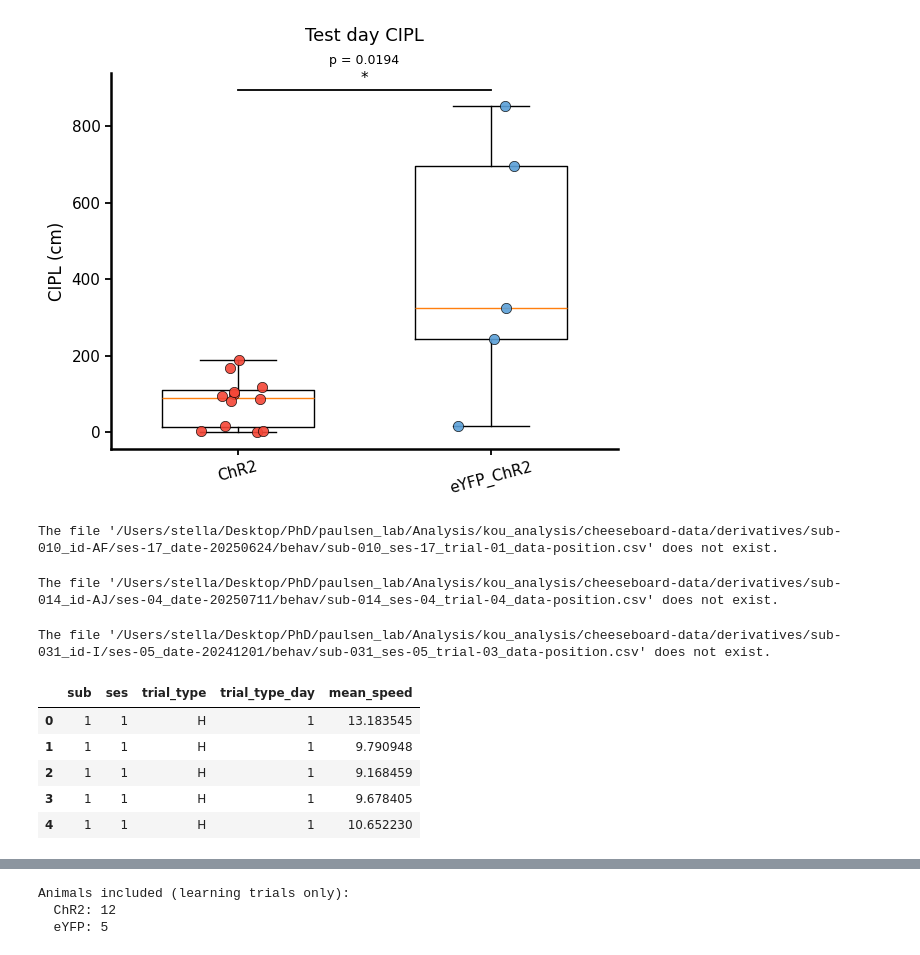
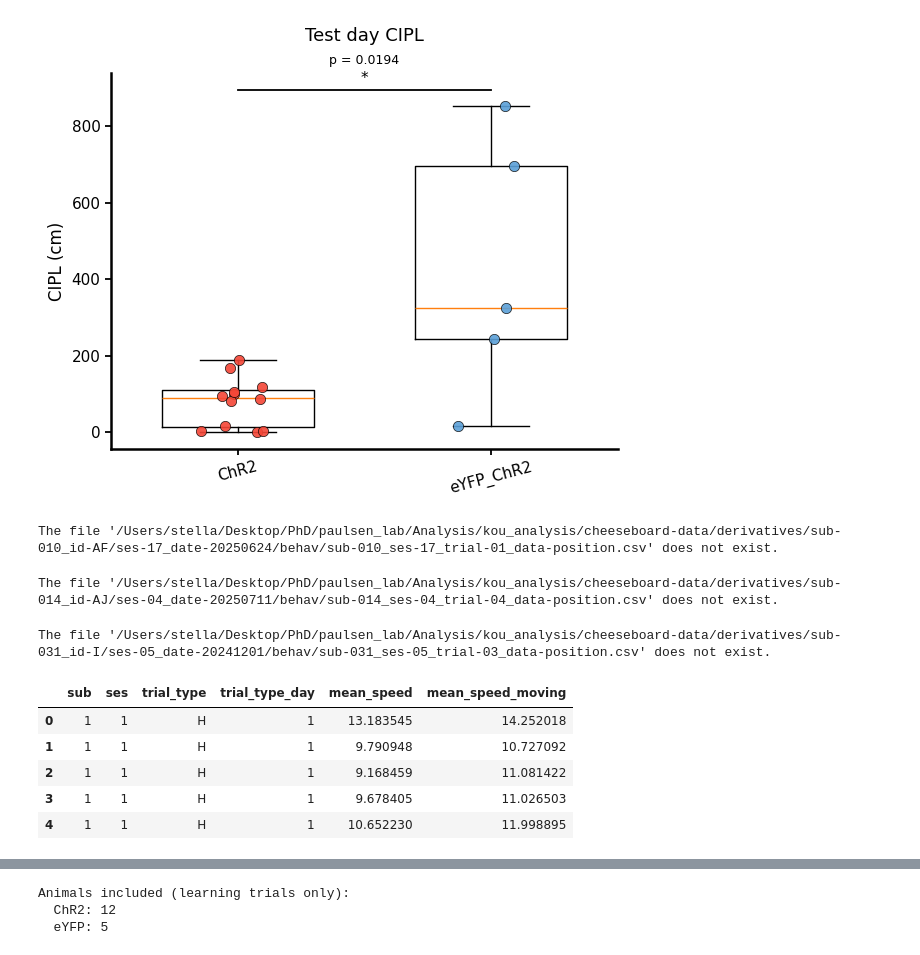
Before and after one commit to Koushouu/Cheeseboard, a Jupyter notebook: exploratory/distance_and_speed.ipynb, the cells around one changed output, grey strips where cells are left out. Saved outputs shown, nothing was run; the diff lists cells and outputs as text; code cells hidden in the pictures.

```diff
--- a/exploratory/distance_and_speed.ipynb
+++ b/exploratory/distance_and_speed.ipynb
@@ -1100,40 +1561,63 @@ FDR-corrected p-values (BH):
   ChR2 vs eYFP: p_FDR = 0.0194
 [figure]
 # %%
-# Compute mean speed per trial
+
+# ============================================================
+# Compute mean speed per trial:
+#   1) mean_speed          = mean over all timepoints
+#   2) mean_speed_moving   = mean after removing "still" samples
+# Store both into metadata.
+# ============================================================
 
 metadata = util.load_metadata()
 metadata = metadata[metadata['usable'] == 1].reset_index(drop=True)
 
-metadata['mean_speed'] = np.nan  # cm/s
+metadata['mean_speed'] = np.nan          # cm/s, includes still time
+metadata['mean_speed_moving'] = np.nan   # cm/s, excludes still time
+
+# --- SETTINGS ---
+# Define "still" as speed <= STILL_THRESH (cm/s)
+STILL_THRESH = 0.0   # keep 0.0 if still samples are exactly 0; set e.g. 0.5 if you want a small threshold
+# ----------------
 
 for trial_id in tqdm(range(len(metadata))):
     dl = DataLoader(metadata.iloc[trial_id])
 
     position = dl.get_data('position')
     if position is None or len(position) < 2:
         continue
 
     pos = add_speed(position)
 
-    # remove zeros / NaNs if needed
-    speeds = pos['speed'].values
+    if 'speed' not in pos.columns:
+        continue
+
+    speeds = pos['speed'].values.astype(float)
+
+    # finite only
     speeds = speeds[np.isfinite(speeds)]
-
     if len(speeds) == 0:
         continue
 
-    metadata.at[trial_id, 'mean_speed'] = np.nanmean(speeds)
+    # 1) mean speed including still time
+    metadata.at[trial_id, 'mean_speed'] = float(np.nanmean(speeds))
 
-metadata[['sub','ses','trial_type','trial_type_day','mean_speed']].head()
+    # 2) mean speed excluding still time (moving only)
+    moving = speeds[speeds > STILL_THRESH]
+    if len(moving) > 0:
+        metadata.at[trial_id, 'mean_speed_moving'] = float(np.nanmean(moving))
+    else:
+        metadata.at[trial_id, 'mean_speed_moving'] = np.nan
+
+metadata[['sub','ses','trial_type','trial_type_day','mean_speed','mean_speed_moving']].head()
 # %% [output]
 The file '/Users/stella/Desktop/PhD/paulsen_lab/Analysis/kou_analysis/cheeseboard-data/derivatives/sub-010_id-AF/ses-17_date-20250624/behav/sub-010_ses-17_trial-01_data-position.csv' does not exist.
 The file '/Users/stella/Desktop/PhD/paulsen_lab/Analysis/kou_analysis/cheeseboard-data/derivatives/sub-014_id-AJ/ses-04_date-20250711/behav/sub-014_ses-04_trial-04_data-position.csv' does not exist.
 The file '/Users/stella/Desktop/PhD/paulsen_lab/Analysis/kou_analysis/cheeseboard-data/derivatives/sub-031_id-I/ses-05_date-20241201/behav/sub-031_ses-05_trial-03_data-position.csv' does not exist.
-|  | sub | ses | trial_type | trial_type_day | mean_speed |
-| 0 | 1 | 1 | H | 1 | 13.183545 |
-| 1 | 1 | 1 | H | 1 | 9.790948 |
-| 2 | 1 | 1 | H | 1 | 9.168459 |
-| 3 | 1 | 1 | H | 1 | 9.678405 |
-| 4 | 1 | 1 | H | 1 | 10.652230 |
+|  | sub | ses | trial_type | trial_type_day | mean_speed | mean_speed_moving |
+| 0 | 1 | 1 | H | 1 | 13.183545 | 14.252018 |
+| 1 | 1 | 1 | H | 1 | 9.790948 | 10.727092 |
+| 2 | 1 | 1 | H | 1 | 9.168459 | 11.081422 |
+| 3 | 1 | 1 | H | 1 | 9.678405 | 11.026503 |
+| 4 | 1 | 1 | H | 1 | 10.652230 | 11.998895 |
 # %%
```
Also changed, not shown: parts of 10 cells of this notebook, 2 other files.
